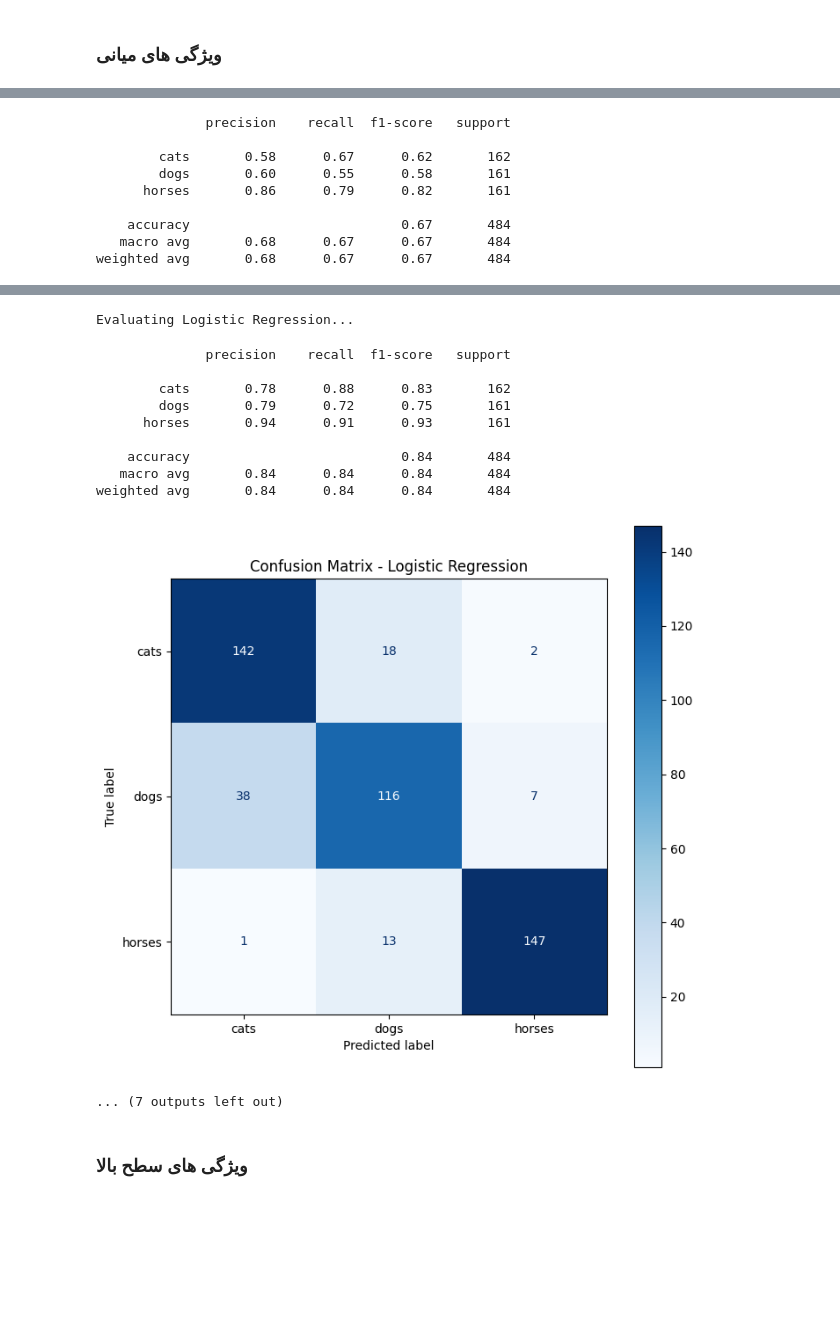
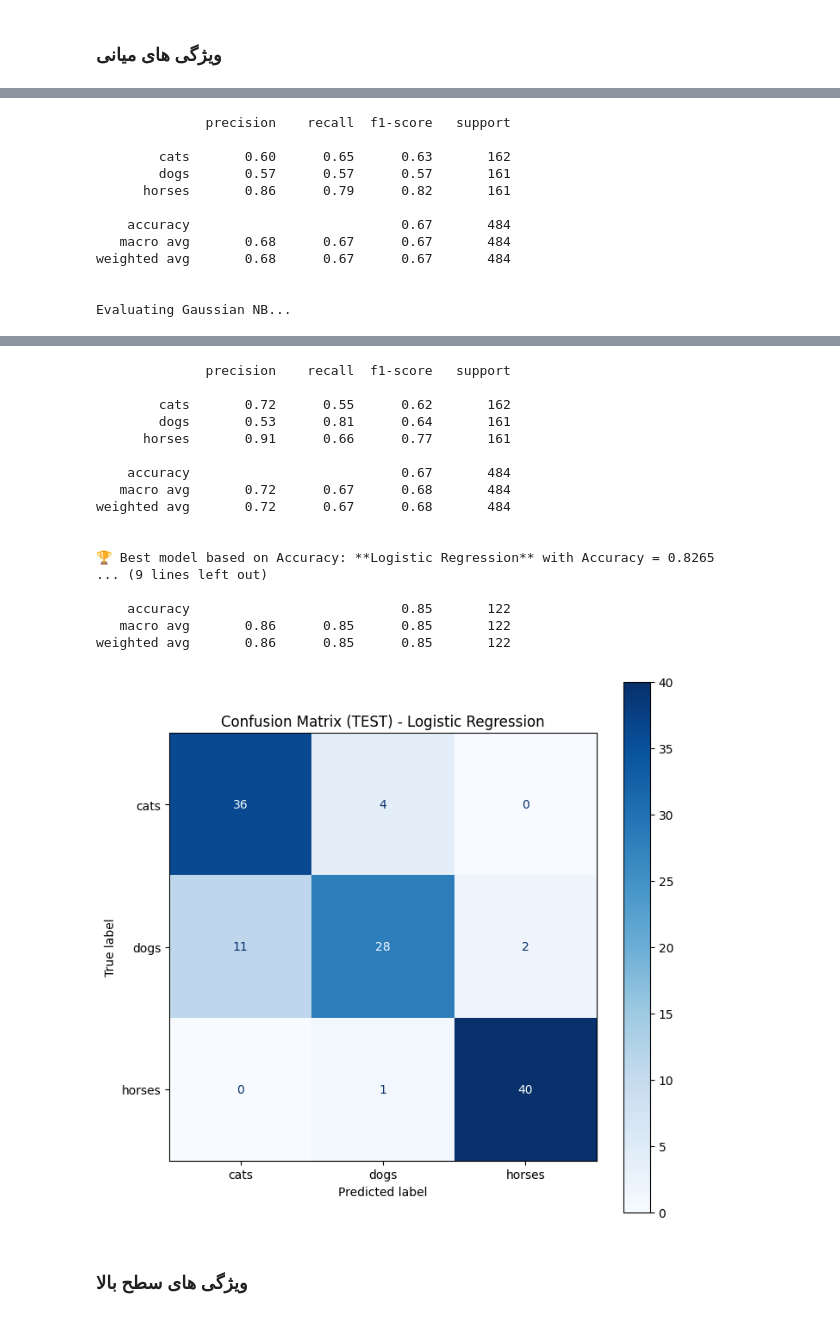
Before and after one commit to StuckInAnEndlessFebruary/stacked-learner, a Jupyter notebook: StackedLearner.ipynb, the cells around one changed output, grey strips where cells are left out. Saved outputs shown, nothing was run; the diff lists cells and outputs as text; code cells hidden in the pictures; blank space fills up the shorter version.

```diff
--- a/StackedLearner.ipynb
+++ b/StackedLearner.ipynb
@@ -256,5 +308,9 @@ weighted avg       0.71      0.70      0.70       484
 # %% [markdown]
 ### ویژگی های میانی
 # %%
-results_mid = evaluate_models_detailed(X_mid, y_mid, class_names, "Mid-Level Features")
+#results_mid = evaluate_models_detailed(X_mid, y_mid, class_names, "Mid-Level Features")
+results_mid = evaluate_models_detailed(X_mid_tr, y_mid_tr,
+                                       X_mid_te, y_mid_te,
+                                       class_names,
+                                       "mid‑Level Features")
 # %% [output]
@@ -287,9 +369,12 @@ Evaluating Random Forest...
               precision    recall  f1-score   support
 
-        cats       0.58      0.67      0.62       162
-        dogs       0.60      0.55      0.58       161
+        cats       0.60      0.65      0.63       162
+        dogs       0.57      0.57      0.57       161
       horses       0.86      0.79      0.82       161
 
     accuracy                           0.67       484
    macro avg       0.68      0.67      0.67       484
 weighted avg       0.68      0.67      0.67       484
+
+
+Evaluating Gaussian NB...
@@ -297,15 +381,21 @@ weighted avg       0.68      0.67      0.67       484
-Evaluating Logistic Regression...
+              precision    recall  f1-score   support
+
+        cats       0.72      0.55      0.62       162
+        dogs       0.53      0.81      0.64       161
+      horses       0.91      0.66      0.77       161
+
+    accuracy                           0.67       484
+   macro avg       0.72      0.67      0.68       484
+weighted avg       0.72      0.67      0.68       484
+
+
+🏆 Best model based on Accuracy: **Logistic Regression** with Accuracy = 0.8265
+... (9 lines left out)
+
+    accuracy                           0.85       122
+   macro avg       0.86      0.85      0.85       122
+weighted avg       0.86      0.85      0.85       122
-              precision    recall  f1-score   support
-
-        cats       0.78      0.88      0.83       162
-        dogs       0.79      0.72      0.75       161
-      horses       0.94      0.91      0.93       161
-
-    accuracy                           0.84       484
-   macro avg       0.84      0.84      0.84       484
-weighted avg       0.84      0.84      0.84       484
-[figure, removed]
-... (7 outputs left out)
+[figure, new version]
 # %% [markdown]
 ### ویژگی های سطح بالا
 # %%
```
Also changed, not shown: parts of 6 cells of this notebook.
